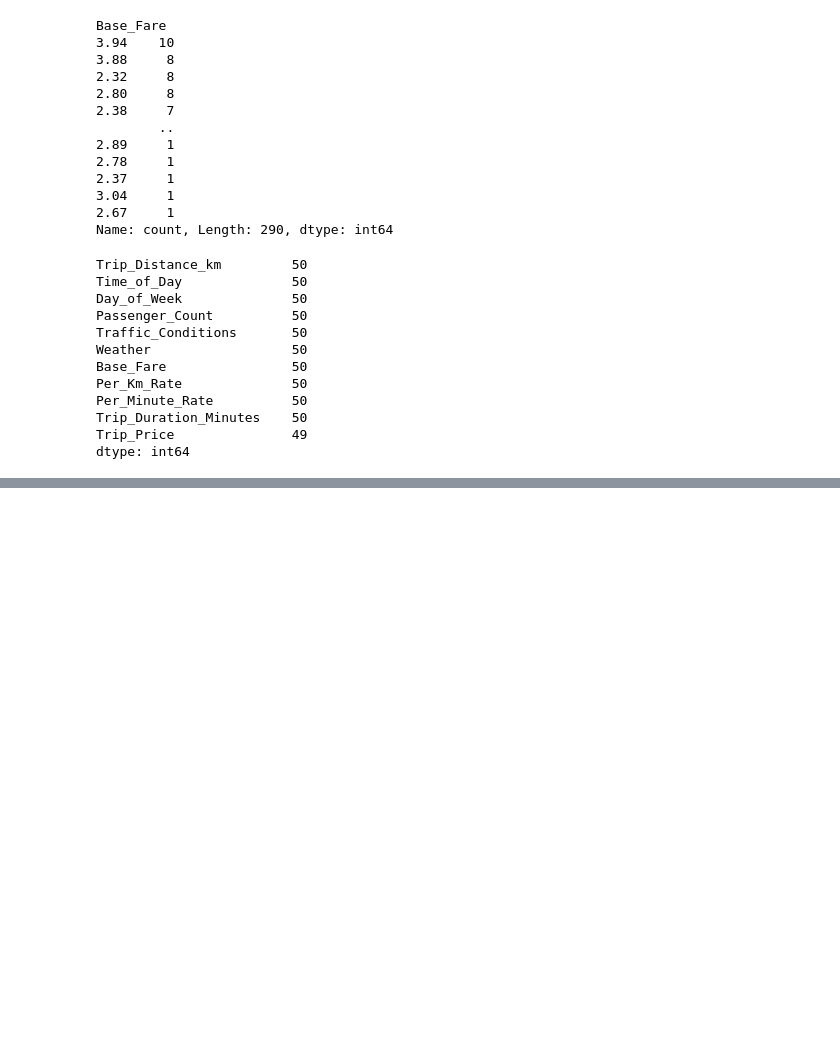
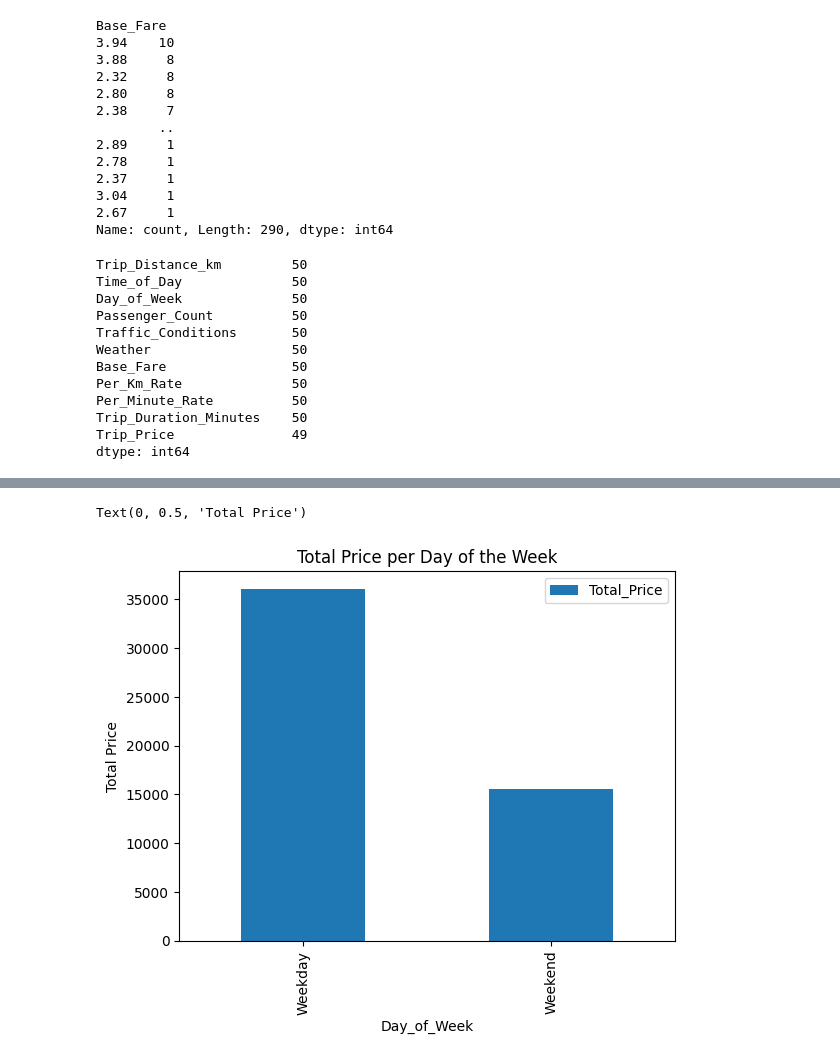
Before and after one commit to Shirasoki/taxi-prediction-fullstack-max-gustafsson-opa24, a Jupyter notebook: explorations/eda.ipynb, the cells around one changed output, grey strips where cells are left out. Saved outputs shown, nothing was run; the diff lists cells and outputs as text; code cells hidden in the pictures; blank space fills up the shorter version.

Commit message:
added some more plots, still working on it

```diff
--- a/explorations/eda.ipynb
+++ b/explorations/eda.ipynb
@@ -142,0 +157,6 @@ NameError: name 'df' is not defined
+# %%
+plt = df_group_sum.plot.bar(x="Day_of_Week", y="Total_Price", title="Total Price per Day of the Week")
+plt.set_ylabel("Total Price")
+# %% [output]
+Text(0, 0.5, 'Total Price')
+[figure, added]
```
Also changed, not shown: parts of 5 cells of this notebook.
